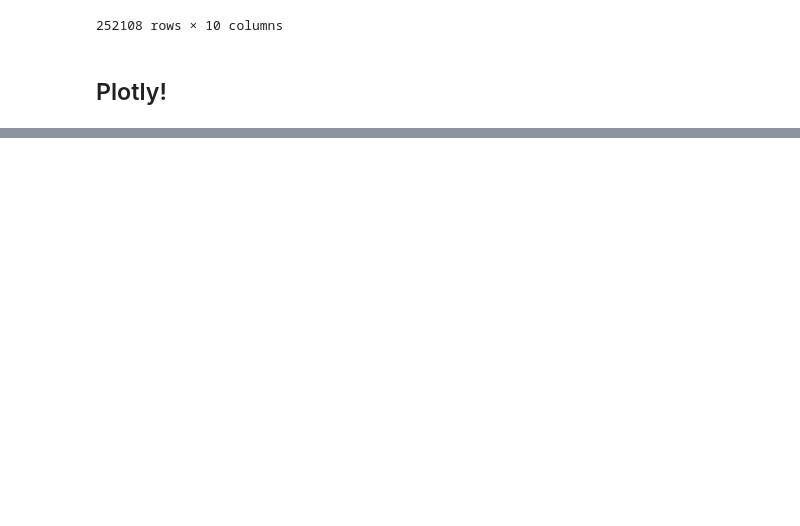
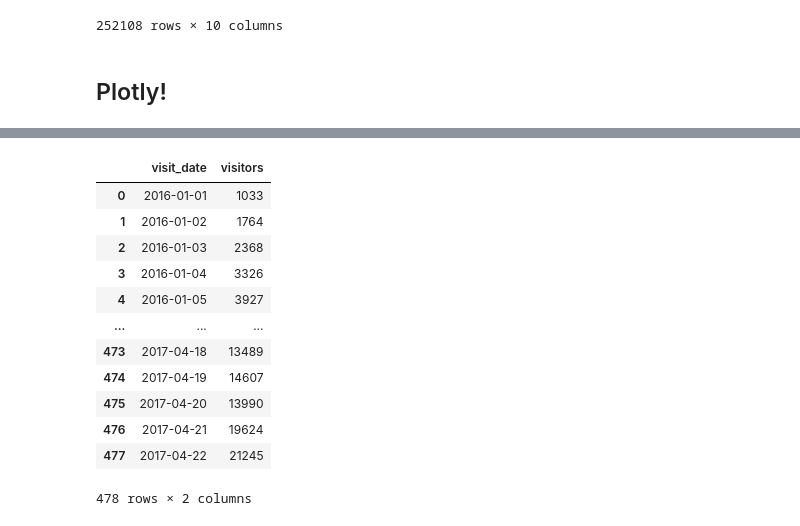
Before and after one commit to ethlala/gazelle-4K, a Jupyter notebook: Class Notebooks/Class 6 Notebook.ipynb, the cells around one changed output, grey strips where cells are left out. Drawn from its saved outputs; the diff is of its cells as text; code cells hidden in the pictures; blank space fills up the shorter version.

```diff
--- a/Class Notebooks/Class 6 Notebook.ipynb
+++ b/Class Notebooks/Class 6 Notebook.ipynb
@@ -25,0 +48,28 @@ df
+# %%
+total_visits = df.groupby('visit_date')[['visitors']].sum()
+#the double brackets turns what would be a Series into a Dataframe :)
+#sort of a shortcut for .toframe()
+# %%
+#'pop out' the index
+total_visits = total_visits.reset_index()
+
+#why is this important?
+#when you do a groupby(), the "grouped_by" field gets added to the index
+#resetting the index pops it out and means you can use it inside plotly
+#lets you use the "grouped_by" field in the plotly arguments
+# %%
+total_visits
+# %% [output]
+|  | visit_date | visitors |
+| 0 | 2016-01-01 | 1033 |
+| 1 | 2016-01-02 | 1764 |
+| 2 | 2016-01-03 | 2368 |
+| 3 | 2016-01-04 | 3326 |
+| 4 | 2016-01-05 | 3927 |
+| ... | ... | ... |
+| 473 | 2017-04-18 | 13489 |
+| 474 | 2017-04-19 | 14607 |
+| 475 | 2017-04-20 | 13990 |
+| 476 | 2017-04-21 | 19624 |
+| 477 | 2017-04-22 | 21245 |
+478 rows × 2 columns
```
Also changed, not shown: parts of 14 cells of this notebook, 6 other files.
